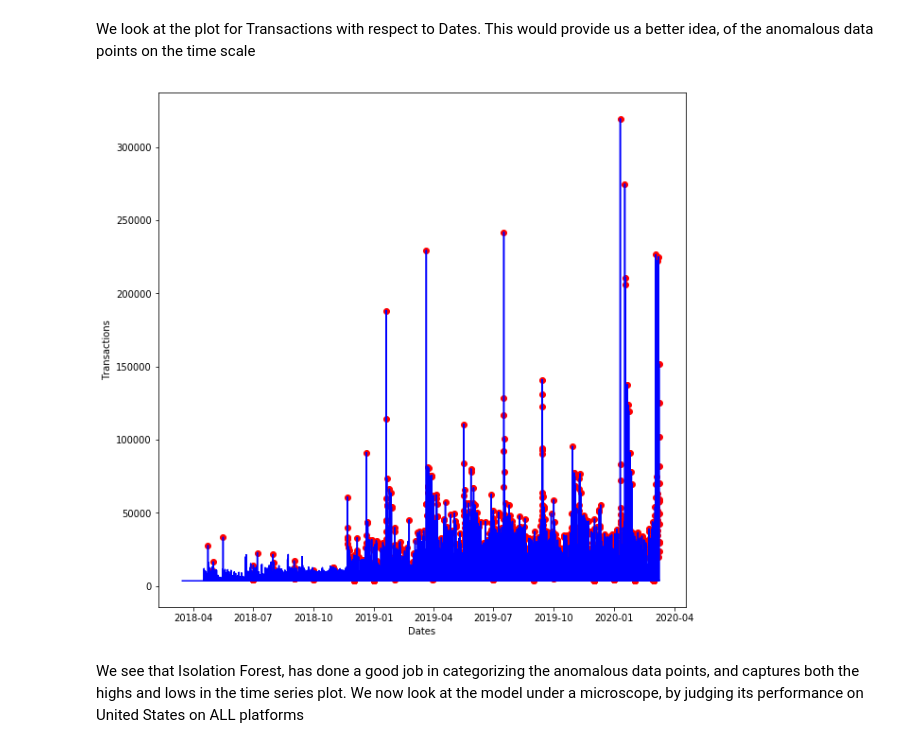
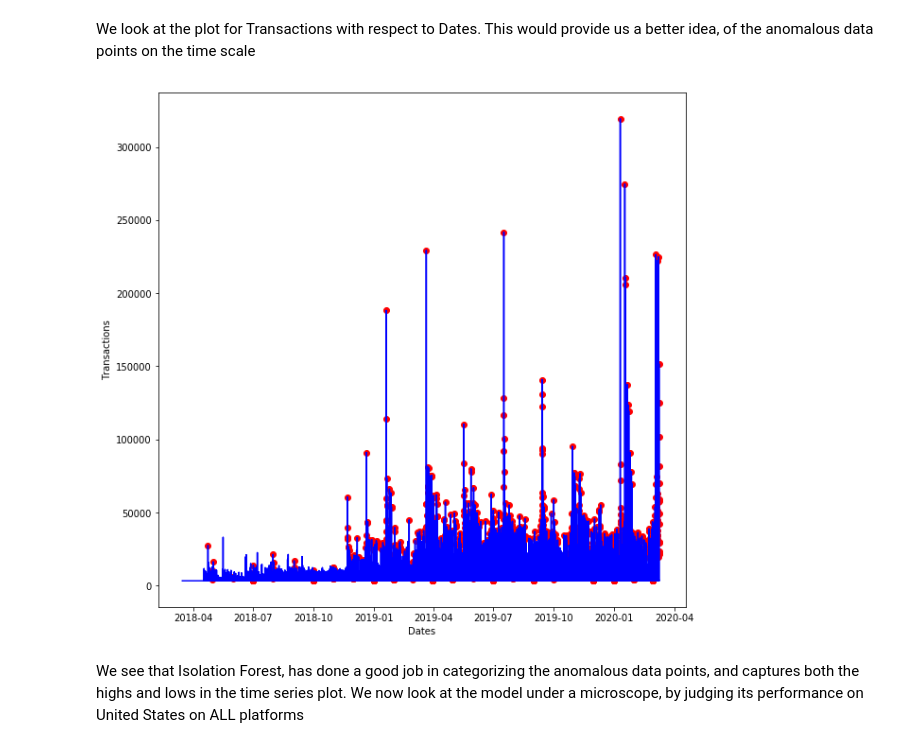
Before and after one commit to yaswanthchittepu/Tencent-Data-Science, a Jupyter notebook: Tencent_AnomalyDetection.ipynb, the cells around one changed output. Cells and saved outputs as stored; diff of their text form; code cells hidden in the pictures.

```diff
--- a/Tencent_AnomalyDetection.ipynb
+++ b/Tencent_AnomalyDetection.ipynb
@@ -219,16 +219,16 @@ We look at the plot for Transactions with respect to Dates. This would provide u
 # %%
 fig, ax = plt.subplots(figsize = (10,10))
 
-a = df.loc[df['anomaly25'] == 1, ['Date', 'Trans']]
+a = df.loc[df['anomaly_IF'] == 1, ['Date', 'Trans']]
 
 ax.plot(df['Date'], df['Trans'], color='blue')
 times = [d.to_pydatetime() for d in a['Date']]
 ax.scatter(times,a['Trans'], color='red')
 plt.xlabel('Dates')
 plt.ylabel('Transactions')
 plt.show()
 # %% [output]
-[figure, old version]
+[figure, new version]
 # %% [markdown]
 We see that Isolation Forest, has done a good job in categorizing the anomalous data points, and captures both the highs and lows in the time series plot. We now look at the model under a microscope, by judging its performance on United States on ALL platforms
 # %%
```
Also changed, not shown: parts of 2 cells of this notebook, 3 other files.
